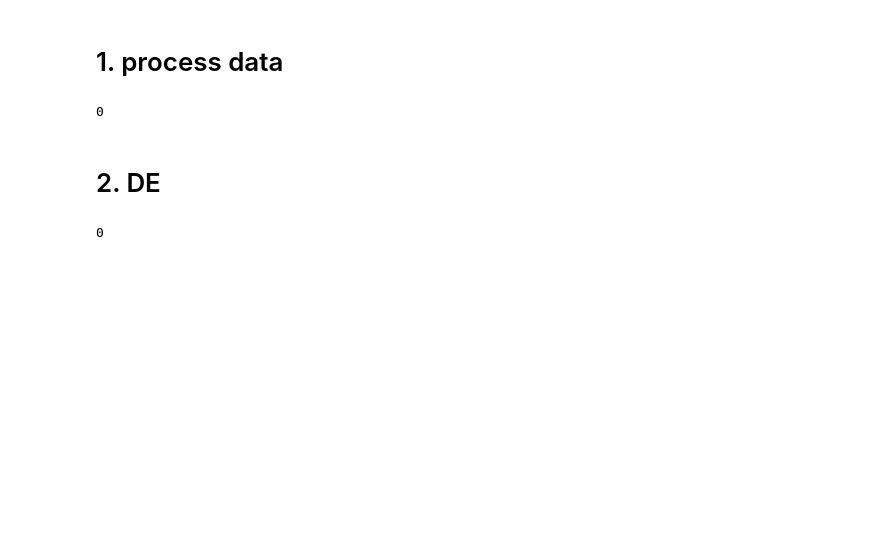
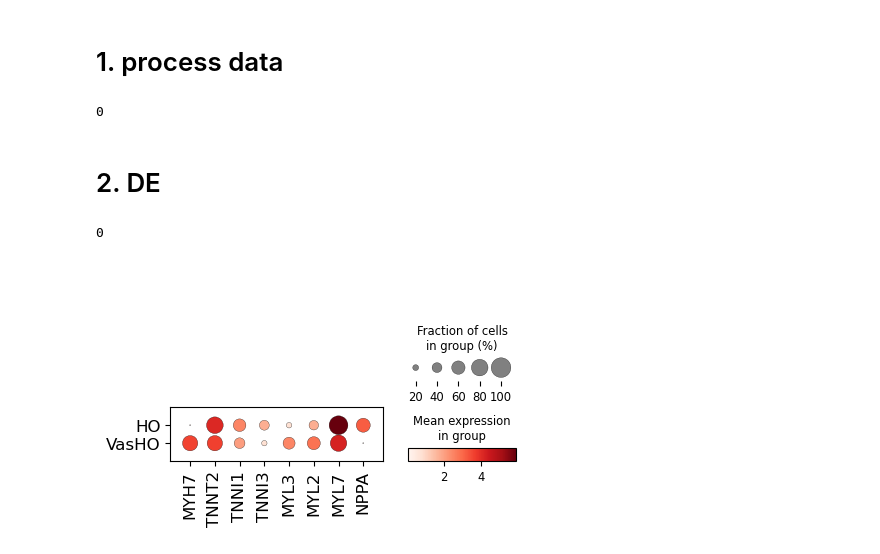
Before and after one commit to yachielab/DataAnalysis_Vascularized_Cardiac_Organoids, a Jupyter notebook: ipynb/CCO11.ipynb, the cells around one changed output. Saved outputs shown, nothing was run; the diff lists cells and outputs as text; code cells hidden in the pictures; blank space fills up the shorter version.

```diff
--- a/ipynb/CCO11.ipynb
+++ b/ipynb/CCO11.ipynb
@@ -540,3 +540,23 @@ volcano_plot2(adata_cm,
               save_tsv=f"{WORK_DIR}/DE/CM.HO.VasHO.tsv",
               fc_thres=1,
               pvalue_thres=5)
+# %%
+var_names = ['MYH7', 'TNNT2', 'TNNI1', 'TNNI3', 'MYL3', 'MYL2', 'MYL7', 'NPPA']
+dp = sc.pl.dotplot(
+    adata_cm,
+    groupby="batch",
+    var_names=var_names,
+    return_fig=True,
+    show=False
+)
+
+dp.make_figure()
+ax = dp.ax_dict["mainplot_ax"]
+ax.tick_params(axis="x", labelsize=12)
+ax.tick_params(axis="y", labelsize=12)
+
+plt.savefig(f'{WORK_DIR}/dotplot/CM.png', bbox_inches="tight")
+plt.savefig(f'{WORK_DIR}/dotplot/CM.svg', bbox_inches="tight")
+plt.show()
+# %% [output]
+[figure, added]
```
Also changed, not shown: 2 other files.
